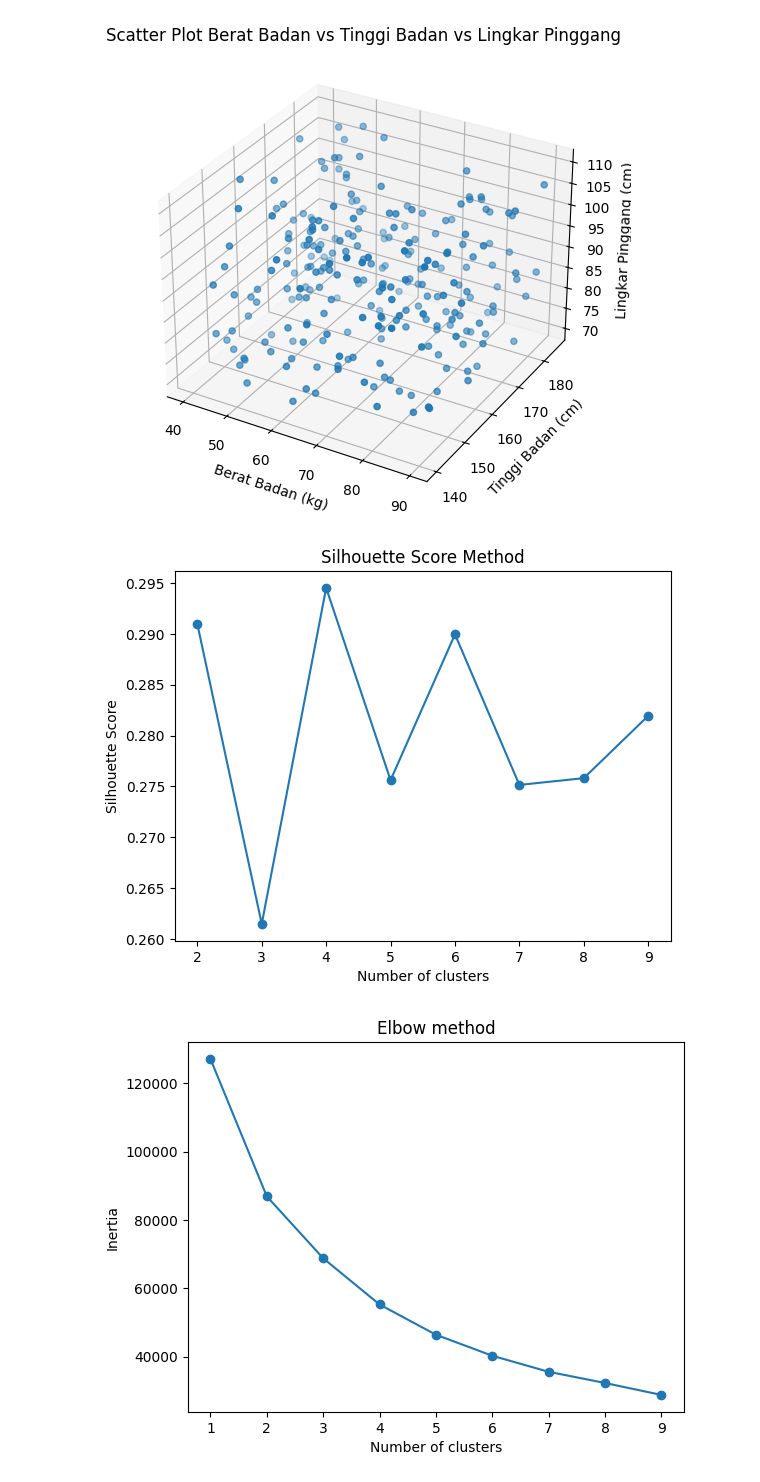
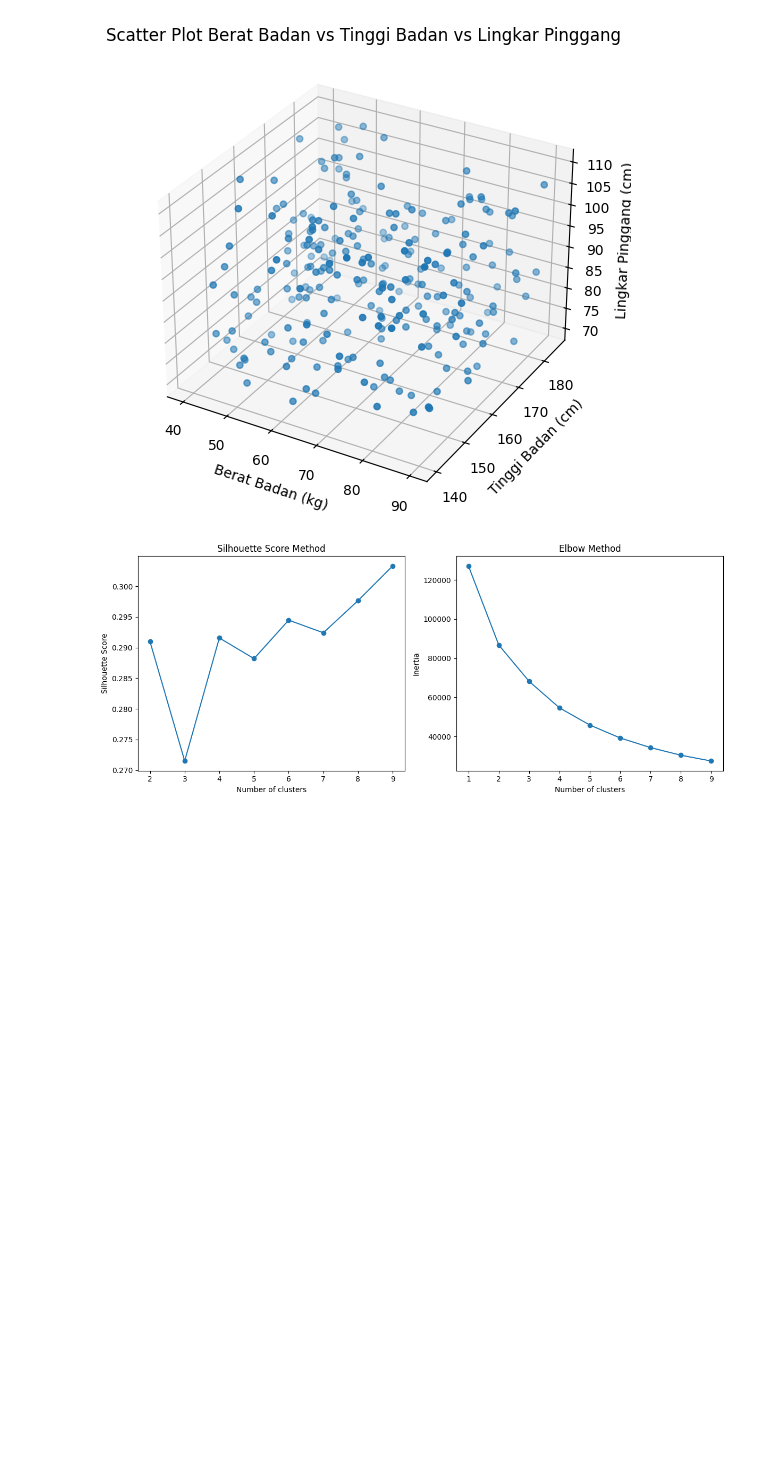
Before and after one commit to ade-nugraha306/k-means-4d, a Jupyter notebook: main.ipynb, the cells around one changed output. Cells and saved outputs as stored; diff of their text form; code cells hidden in the pictures; blank space fills up the shorter version.

Commit message:
update plot

```diff
--- a/main.ipynb
+++ b/main.ipynb
@@ -73,37 +73,42 @@ Tekanan Darah:  [138, 98, 96, 128, 87, 93, 117, 101, 76, 86, 136, 91, 147, 109,
 # %%
 data = np.array(list(zip(x, y, z)))  # pastikan data array
 
 silhouette_scores = []
+inertias = []
 
-# range cluster minimal 2
+# Silhouette (minimal cluster = 2)
 for i in range(2, 10):
-    kmeans = KMeans(n_clusters=i)
+    kmeans = KMeans(n_clusters=i, n_init=10, random_state=42)
     kmeans.fit(data)
     labels = kmeans.labels_
     score = silhouette_score(data, labels)
     silhouette_scores.append(score)
 
-plt.plot(range(2, 10), silhouette_scores, marker='o')
-plt.title('Silhouette Score Method')
-plt.xlabel('Number of clusters')
-plt.ylabel('Silhouette Score')
-plt.show()
-
-inertias = []
-
+# Elbow (mulai dari 1)
 for i in range(1, 10):
-    kmeans = KMeans(n_clusters=i)
+    kmeans = KMeans(n_clusters=i, n_init=10, random_state=42)
     kmeans.fit(data)
     inertias.append(kmeans.inertia_)
 
-plt.plot(range(1,10), inertias, marker='o')
-plt.title('Elbow method')
-plt.xlabel('Number of clusters')
-plt.ylabel('Inertia')
+# --- Plot ---
+fig, axs = plt.subplots(1, 2, figsize=(12, 5))
+
+# Silhouette
+axs[0].plot(range(2, 10), silhouette_scores, marker='o')
+axs[0].set_title('Silhouette Score Method')
+axs[0].set_xlabel('Number of clusters')
+axs[0].set_ylabel('Silhouette Score')
+
+# Elbow
+axs[1].plot(range(1, 10), inertias, marker='o')
+axs[1].set_title('Elbow Method')
+axs[1].set_xlabel('Number of clusters')
+axs[1].set_ylabel('Inertia')
+
+plt.tight_layout()
 plt.show()
 # %% [output]
-[figure, old version]
+[figure, new version]
-[figure, removed]
 # %%
 # Ambil 3 kolom
 x = hasil["BeratBadan"]
```
Also changed, not shown: parts of 1 cell of this notebook, 1 other file.
